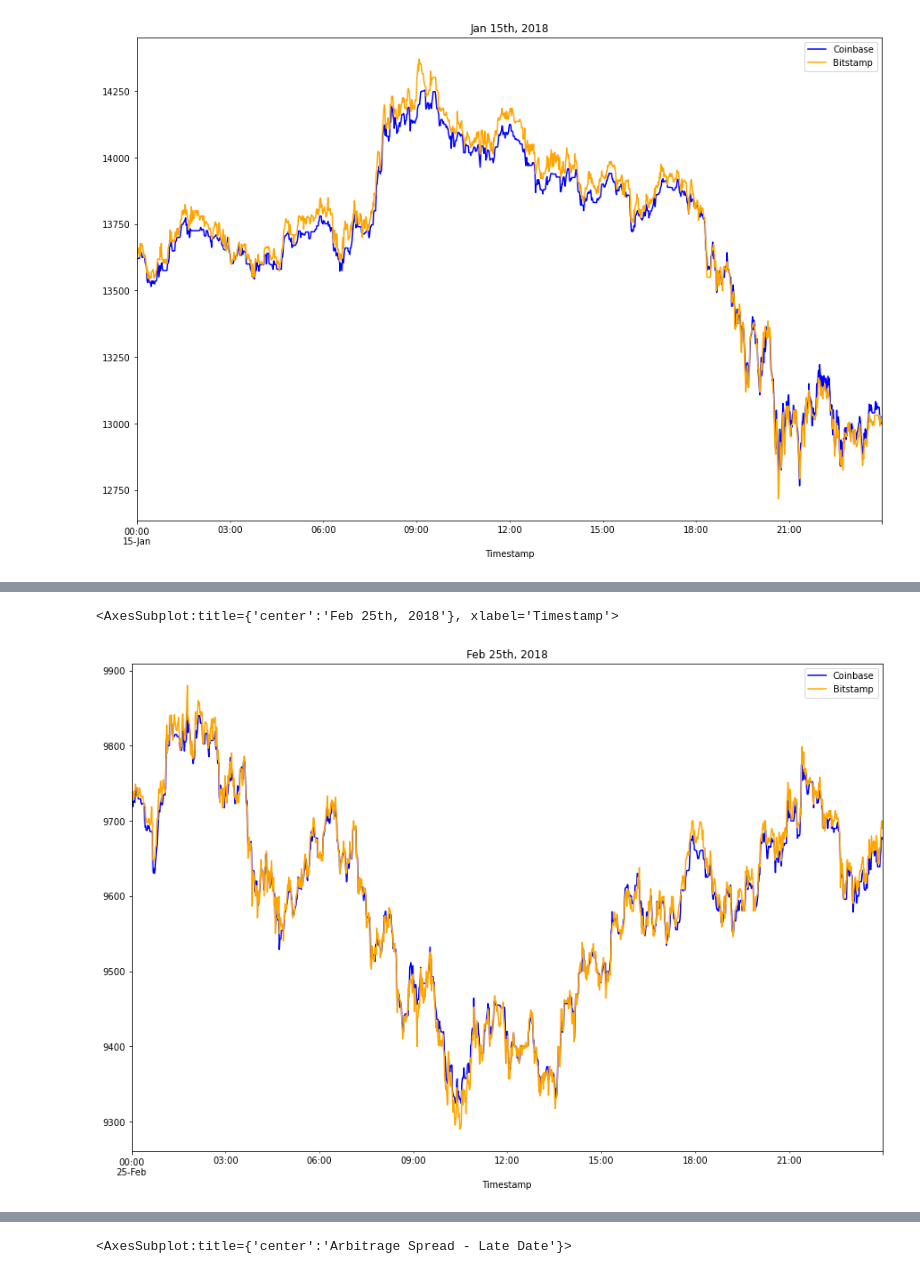
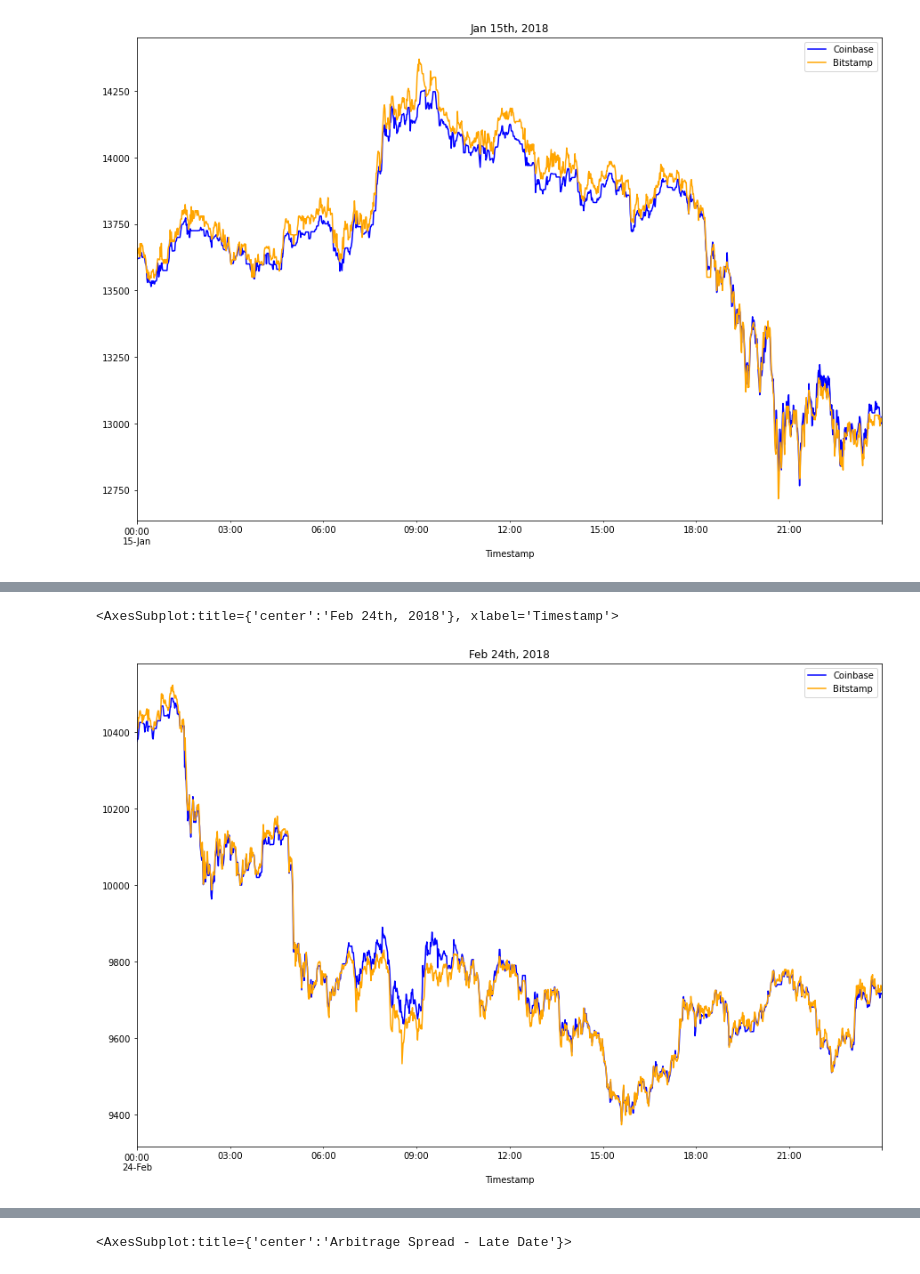
Before and after one commit to santiago-pesantez/crypto-arbitrage-opportunities, a Jupyter notebook: crypto_arbitrage.ipynb, the cells around one changed output, grey strips where cells are left out. Saved outputs shown, nothing was run; the diff lists cells and outputs as text; code cells hidden in the pictures.

```diff
--- a/crypto_arbitrage.ipynb
+++ b/crypto_arbitrage.ipynb
@@ -394,12 +394,12 @@ arbitrage_spread_early.plot(kind='box',  title="Arbitrage Spread - Early Date")
 # %%
 # Create an overlay plot that visualizes the two dataframes over a period of one day from the middle of the dataset.
 # Be sure that the plots include the parameters `legend`, `figsize`, `title`, `color` and `label`
 # YOUR CODE HERE
-coinbase_df["Close"].loc["2018-02-25"].plot(legend=True, figsize=(15,10), color="blue", label="Coinbase" , title="Feb 25th, 2018")
-bitstamp_df["Close"].loc["2018-02-25"].plot(legend=True, figsize=(15,10), color="orange", label = "Bitstamp")
+coinbase_df["Close"].loc["2018-02-24"].plot(legend=True, figsize=(15,10), color="blue", label="Coinbase" , title="Feb 24th, 2018")
+bitstamp_df["Close"].loc["2018-02-24"].plot(legend=True, figsize=(15,10), color="orange", label = "Bitstamp")
 # %% [output]
-<AxesSubplot:title={'center':'Feb 25th, 2018'}, xlabel='Timestamp'>
+<AxesSubplot:title={'center':'Feb 24th, 2018'}, xlabel='Timestamp'>
-[figure, old version]
+[figure, new version]
 # %%
 # Using the date in the middle that you have selected, calculate the arbitrage spread
 # by subtracting the bitstamp lower closing prices from the coinbase higher closing prices
```
Also changed, not shown: parts of 24 cells of this notebook.
